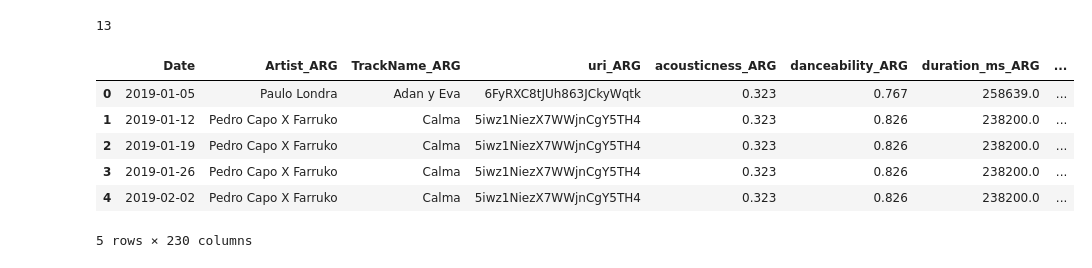
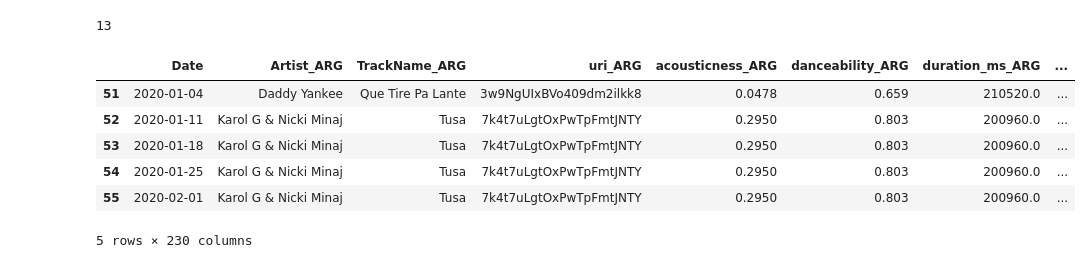
Before and after one commit to DataBerenicenz/Epsilon_Team, a Jupyter notebook: +Jesus/Spotify 2020 Songs Attributes.ipynb, the cells around one changed output. Drawn from its saved outputs; the diff is of its cells as text; code cells hidden in the pictures.

```diff
--- a/+Jesus/Spotify 2020 Songs Attributes.ipynb
+++ b/+Jesus/Spotify 2020 Songs Attributes.ipynb
@@ -46,37 +46,44 @@ complete_dataframe=(
     .merge(FRA, on="Date", suffixes=("_EUR", "_FRA"),how="inner")
     .merge(GER, on="Date",how="inner")
     .merge(GBP, on="Date", suffixes=("_GER","_GBP"),how="inner")
     .merge(ITA, on="Date",how="inner")
     .merge(JPN, on="Date", suffixes=("_ITA", "_JPN"),how="inner")
     .merge(KOR, on="Date", how="inner")
     .merge(MEX, on="Date", suffixes=("_KOR", "_MEX"),how="inner")
     .merge(SUI, on="Date", how="inner")
 )
 
 complete_dataframe=complete_dataframe.rename(columns={
 "Artist":"Artist_SUI",
 "TrackName":"TrackName_SUI",
 "uri":"uri_SUI",
 "acousticness":"acousticness_SUI",
 "danceability":"danceability_SUI",
 "duration_ms":"duration_ms_SUI",
 "energy":"energy_SUI",
 "instrumentalness":"instrumentalness_SUI",
 "key":"key_SUI",
 "liveness":"liveness_SUI",
 "loudness":"loudness_SUI",
 "mode":"mode_SUI",
 "speechiness":"speechiness_SUI",
 "tempo":"tempo_SUI",
 "time_signature":"time_signature_SUI",
 "valence":"valence_SUI"})
 
-complete_dataframe.head()
+list_2020=[]
+
+for i in range(len(complete_dataframe)):
+    if "2020" in complete_dataframe["Date"][i]:
+        list_2020.append(complete_dataframe["Date"][i])
+
+df_2020=complete_dataframe.loc[complete_dataframe["Date"].isin(list_2020)]
+df_2020.head()
 # %% [output]
 |  | Date | Artist_ARG | TrackName_ARG | uri_ARG | acousticness_ARG | danceability_ARG | duration_ms_ARG | ... |
-| 0 | 2019-01-05 | Paulo Londra | Adan y Eva | 6FyRXC8tJUh863JCkyWqtk | 0.323 | 0.767 | 258639.0 | ... |
-| 1 | 2019-01-12 | Pedro Capo X Farruko | Calma | 5iwz1NiezX7WWjnCgY5TH4 | 0.323 | 0.826 | 238200.0 | ... |
-| 2 | 2019-01-19 | Pedro Capo X Farruko | Calma | 5iwz1NiezX7WWjnCgY5TH4 | 0.323 | 0.826 | 238200.0 | ... |
-| 3 | 2019-01-26 | Pedro Capo X Farruko | Calma | 5iwz1NiezX7WWjnCgY5TH4 | 0.323 | 0.826 | 238200.0 | ... |
-| 4 | 2019-02-02 | Pedro Capo X Farruko | Calma | 5iwz1NiezX7WWjnCgY5TH4 | 0.323 | 0.826 | 238200.0 | ... |
+| 51 | 2020-01-04 | Daddy Yankee | Que Tire Pa Lante | 3w9NgUIxBVo409dm2ilkk8 | 0.0478 | 0.659 | 210520.0 | ... |
+| 52 | 2020-01-11 | Karol G & Nicki Minaj | Tusa | 7k4t7uLgtOxPwTpFmtJNTY | 0.2950 | 0.803 | 200960.0 | ... |
+| 53 | 2020-01-18 | Karol G & Nicki Minaj | Tusa | 7k4t7uLgtOxPwTpFmtJNTY | 0.2950 | 0.803 | 200960.0 | ... |
+| 54 | 2020-01-25 | Karol G & Nicki Minaj | Tusa | 7k4t7uLgtOxPwTpFmtJNTY | 0.2950 | 0.803 | 200960.0 | ... |
+| 55 | 2020-02-01 | Karol G & Nicki Minaj | Tusa | 7k4t7uLgtOxPwTpFmtJNTY | 0.2950 | 0.803 | 200960.0 | ... |
 5 rows × 230 columns
```
Also changed, not shown: parts of 8 cells of this notebook.
